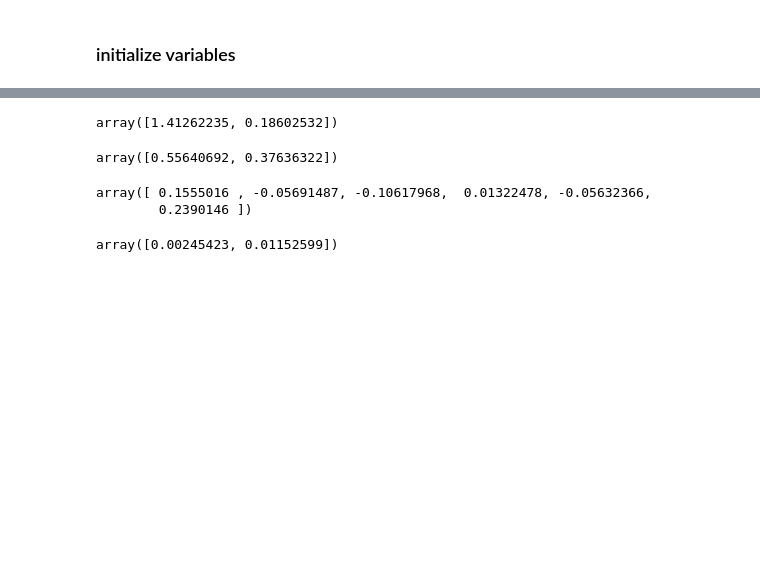
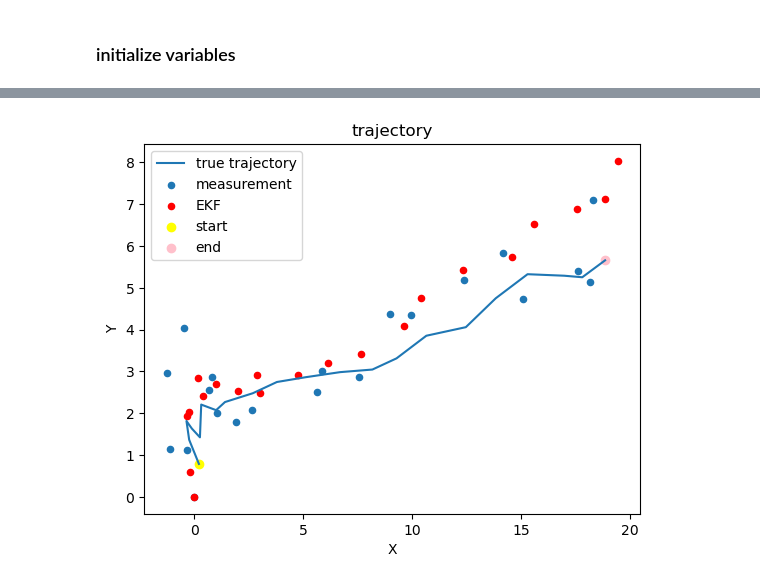
Before and after one commit to Howard-Chang327/ME549-Project, a Jupyter notebook: 2D_planar.ipynb, the cells around one changed output, grey strips where cells are left out. Saved outputs shown, nothing was run; the diff lists cells and outputs as text; code cells hidden in the pictures; blank space fills up the shorter version.

```diff
--- a/2D_planar.ipynb
+++ b/2D_planar.ipynb
@@ -356,26 +255,28 @@ plt.plot(state[:,0],state[:,2])
-# %%
-R = np.diag(np.random.rand(2))
-w = np.random.multivariate_normal(np.zeros(2),R)
-w
-# %% [output]
-array([1.41262235, 0.18602532])
-# %%
-np.random.rand(2)
-# %% [output]
-array([0.55640692, 0.37636322])
-# %%
-q = 0.01
-Q = np.diag([q, q, q, q, q, q])
-r = 0.0001
-R = np.diag([r, r])
-V = np.random.multivariate_normal(mean=np.zeros(6), cov=Q)
-W = np.random.multivariate_normal(mean=np.zeros(2), cov=R)
-# %%
-V
-# %% [output]
-array([ 0.1555016 , -0.05691487, -0.10617968,  0.01322478, -0.05632366,
-        0.2390146 ])
-# %%
-W
-# %% [output]
-array([0.00245423, 0.01152599])
+# %%
+planar = BasePlanarQuadrotor()
+lin_bot = LinearBot()
+
+
+bot = planar
+
+# det_states = generate_true_trajectory(bot,k_N,H,Q,R,k_dt,sigma,x0,k_controls)
+# extended = EKF(bot,det_states,k_controls,x0,sigma,Q,H,R,k_N,k_dt)
+
+det_states = generate_true_trajectory(bot,N,H,Q,R,dt,sigma,x0,control_sequence)
+extended = EKF(bot,det_states,control_sequence,x0,sigma,Q,H,R,N,dt)
+
+# plot_traj(det_states[0])
+plt.plot(det_states[0][:,0],det_states[0][:,2],label = "true trajectory")
+plt.scatter(det_states[1][:,0],det_states[1][:,1],label = "measurement", s = 20)
+plt.scatter(extended[:,0],extended[:,2],color = 'red',label = 'EKF',s = 20)
+
+plt.scatter(det_states[0][0,0],det_states[0][0,2],color = 'yellow',label = 'start')
+plt.scatter(det_states[0][-1,0],det_states[0][-1,2],color = 'pink',label = 'end')
+
+plt.title('trajectory')
+plt.xlabel('X')
+plt.ylabel('Y')
+plt.legend()
+plt.show()
+# %% [output]
+[figure, added]
```
Also changed, not shown: parts of 15 cells of this notebook.
